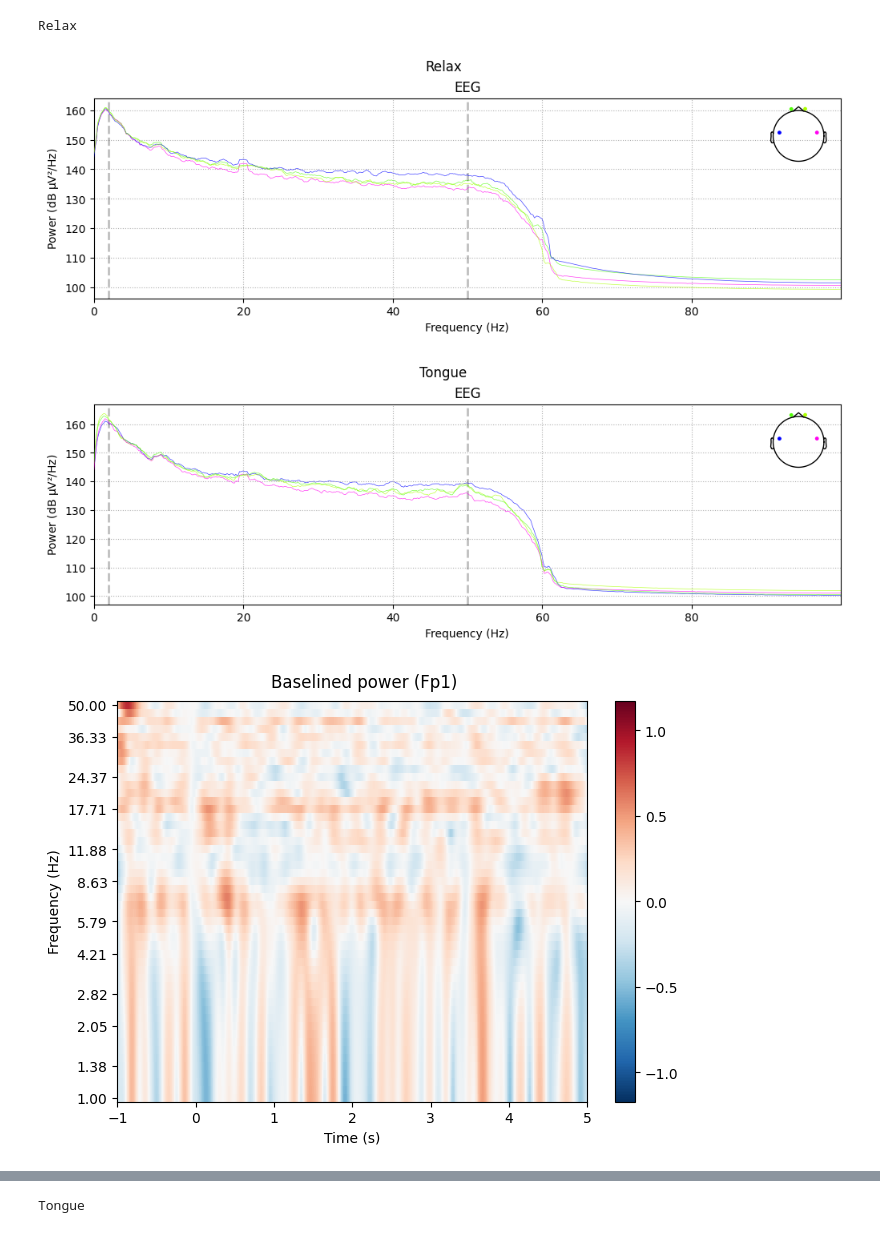
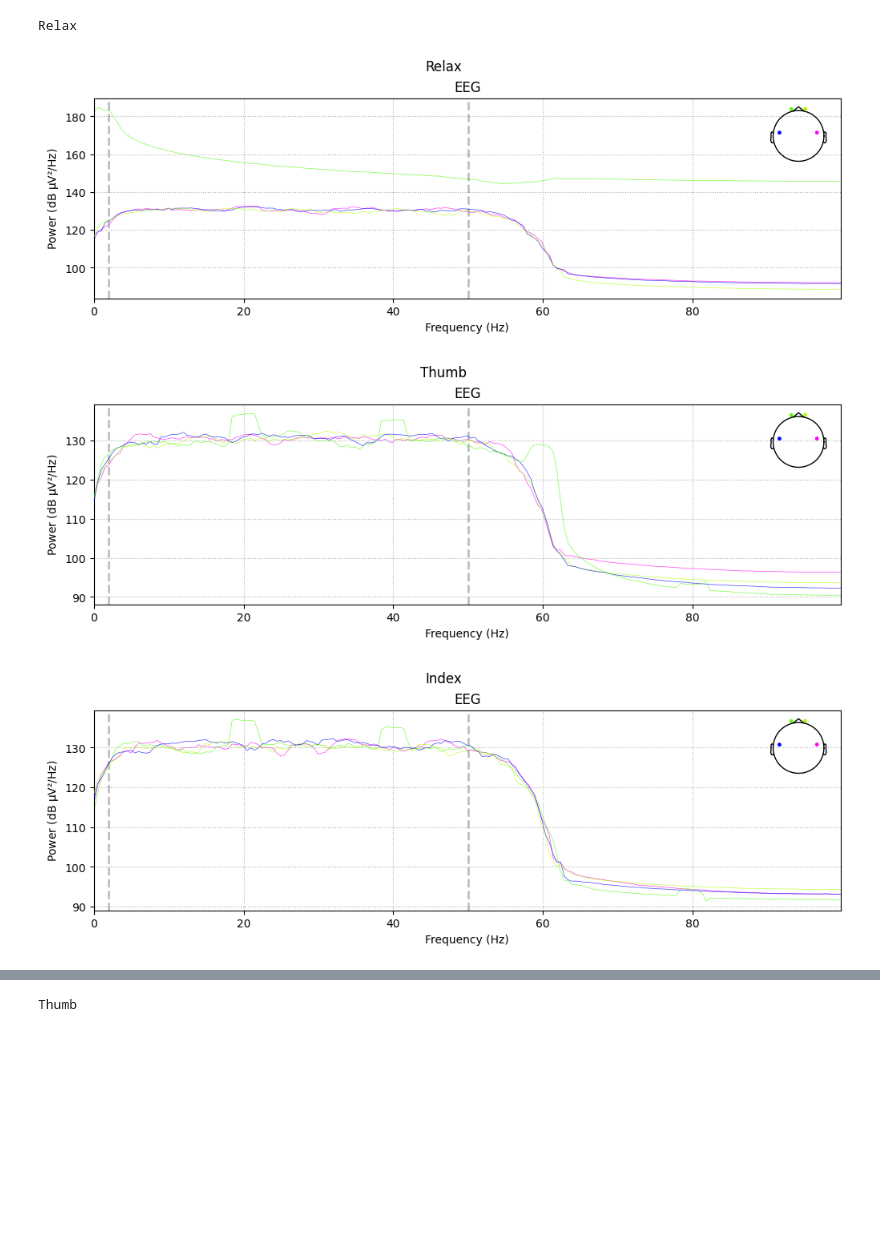
Before and after one commit to htil/phygo, a Jupyter notebook: scripts/analyze.ipynb, the cells around one changed output, grey strips where cells are left out. Cells and saved outputs as stored; diff of their text form; code cells hidden in the pictures; blank space fills up the shorter version.

Commit message:
Combine event generation and data collection

```diff
--- a/scripts/analyze.ipynb
+++ b/scripts/analyze.ipynb
@@ -46,10 +46,10 @@ class Study:
         self.tmin = tmin
         self.tmax = tmax
         self.target_joint_freq = 5
-        self.joint_time_freqs = ((0.10, self.target_joint_freq), (1, self.target_joint_freq), (2, self.target_joint_freq), (3, self.target_joint_freq), (4, self.target_joint_freq))
+        self.joint_time_freqs = ((0.10, self.target_joint_freq), (0.5, self.target_joint_freq))
         self.erds_window = {
             'min':-1.0,
-            'max':5.0
+            'max':1.0
         }
 
     def train(self, n_components=2, colors=['red', 'green', 'blue', 'purple']):
@@ -187,10 +187,10 @@ class Study:
             if self.setup_type == "eeg":
                 # mask =  (tfr_df['epoch'] == epoch ) & (tfr_df['channel'] == 'Fp1') & (tfr_df['band'] == 'delta') & (tfr_df['time'] > 2.0)
                 # Use all channels
-                mask =  (tfr_df['epoch'] == epoch ) & (tfr_df['band'] == 'theta') & (tfr_df['time'] > 2.0)
+                mask =  (tfr_df['epoch'] == epoch ) & (tfr_df['band'] == 'theta') & (tfr_df['time'] > 0.5)
 
             elif self.setup_type == "emg":
-                mask =  (tfr_df['epoch'] == epoch ) & (tfr_df['channel'] == '0') & ((tfr_df['band'] == 'gamma4')) & (tfr_df['time'] > 2.0)
+                mask =  (tfr_df['epoch'] == epoch ) & (tfr_df['channel'] == '0') & ((tfr_df['band'] == 'gamma4')) & (tfr_df['time'] > 0.5)
 
             filtered_df = tfr_df[mask]
             values = filtered_df['value'].values
@@ -423,8 +423,8 @@ class Study:
     def run(self, plot_epochs=False, plot_tfr=False):
         self.run_study(self.csv_file, self.event_file, plot_epochs, plot_tfr=plot_tfr)
 
-study_name = "tongue1"
-study = Study(f"data/{study_name}_data.csv", f"events/{study_name}.txt", f"events/{study_name}_event_labels.txt", setup_type="eeg", tmin=-1.0, tmax=5.0)
+study_name = "test_20263"
+study = Study(f"data/{study_name}_data.csv", f"events/{study_name}.txt", f"events/{study_name}_event_labels.txt", setup_type="eeg", tmin=-1.0, tmax=1.0)
 study.run(True,  plot_tfr=True)
 study.train()
 # study.get_pca()
@@ -434,4 +434,4 @@ study.train()
 Relax
-[figure, old version]
+[figure, new version]
-[figure, old version]
+[figure, new version]
-[figure, old version]
+[figure, new version]
@@ -442 +443 @@ Relax
-Tongue
+Thumb
```
Also changed, not shown: parts of 1 cell of this notebook, 12 other files.
